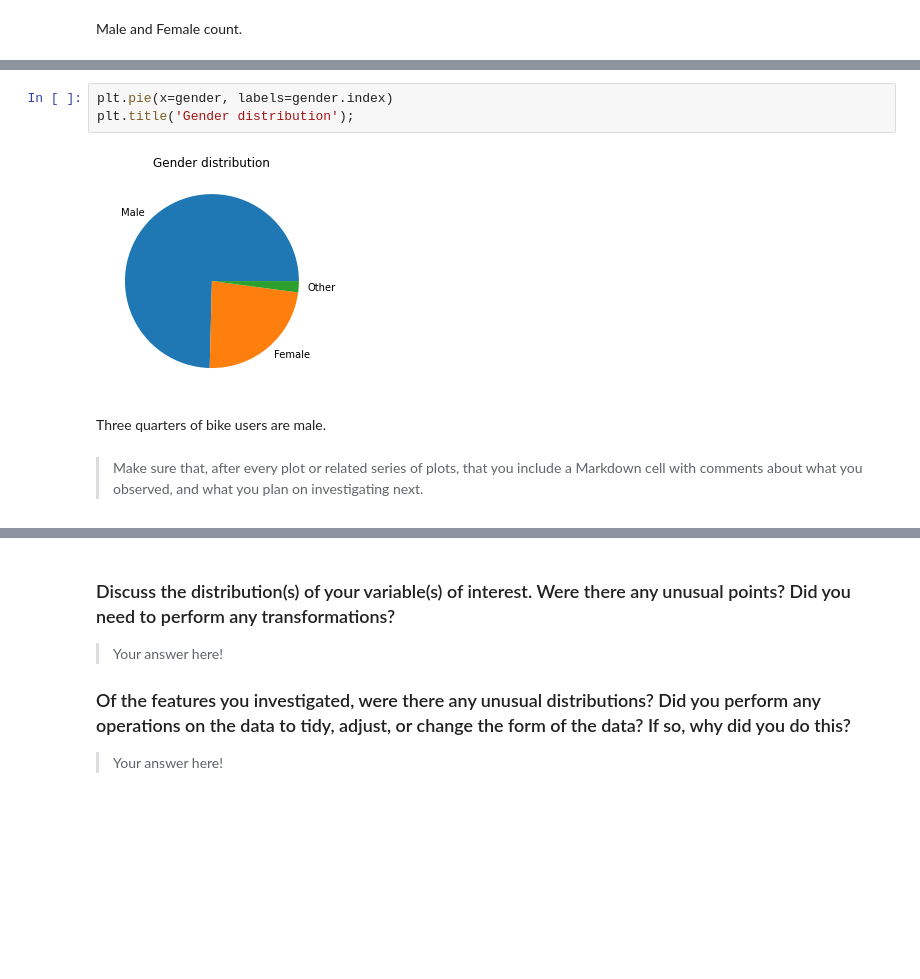
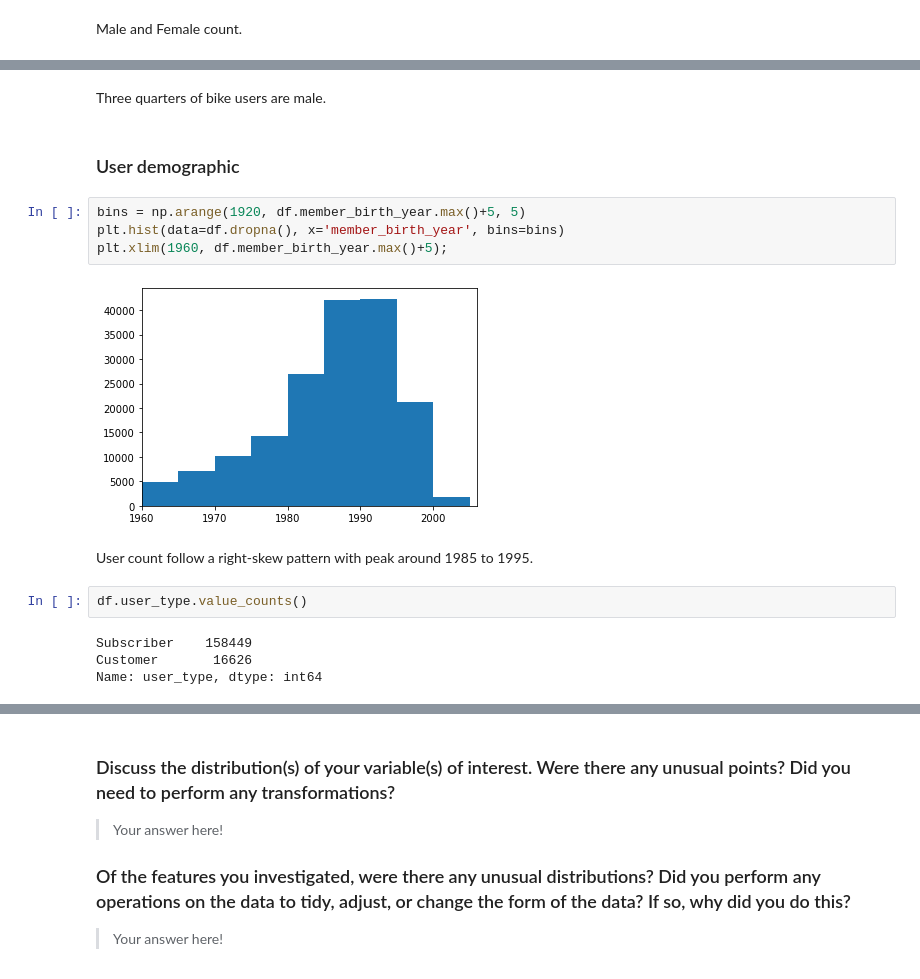
Before and after one commit to tllau/Bikeshare_analysis, a Jupyter notebook: exploration_template.ipynb, the cells around one changed output, grey strips where cells are left out. Saved outputs shown, nothing was run; the diff lists cells and outputs as text; blank space fills up the shorter version.

```diff
--- a/exploration_template.ipynb
+++ b/exploration_template.ipynb
@@ -249,11 +248,18 @@ Name: member_gender, dtype: int64
-# %%
-plt.pie(x=gender, labels=gender.index)
-plt.title('Gender distribution');
-# %% [output]
-[figure, removed]
 # %% [markdown]
 Three quarters of bike users are male.
-# %% [markdown]
-> Make sure that, after every plot or related series of plots, that you
-include a Markdown cell with comments about what you observed, and what
-you plan on investigating next.
+# %% [markdown]
+### User demographic
+# %%
+bins = np.arange(1920, df.member_birth_year.max()+5, 5)
+plt.hist(data=df.dropna(), x='member_birth_year', bins=bins)
+plt.xlim(1960, df.member_birth_year.max()+5);
+# %% [output]
+[figure, added]
+# %% [markdown]
+User count follow a right-skew pattern with peak around 1985 to 1995.
+# %%
+df.user_type.value_counts()
+# %% [output]
+Subscriber    158449
+Customer       16626
+Name: user_type, dtype: int64
```
Also changed, not shown: parts of 24 cells of this notebook.
